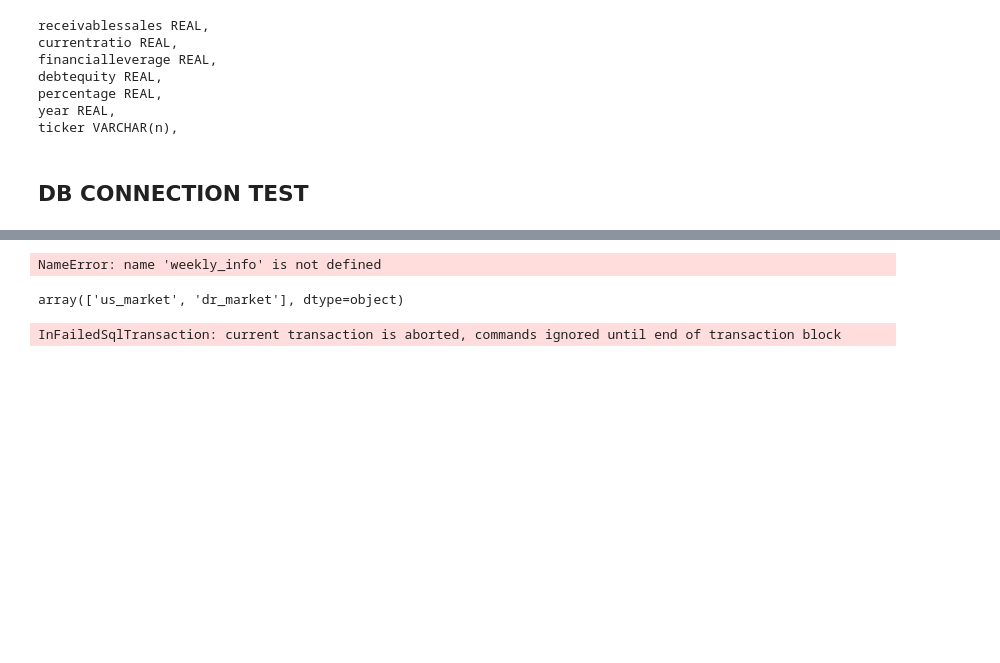
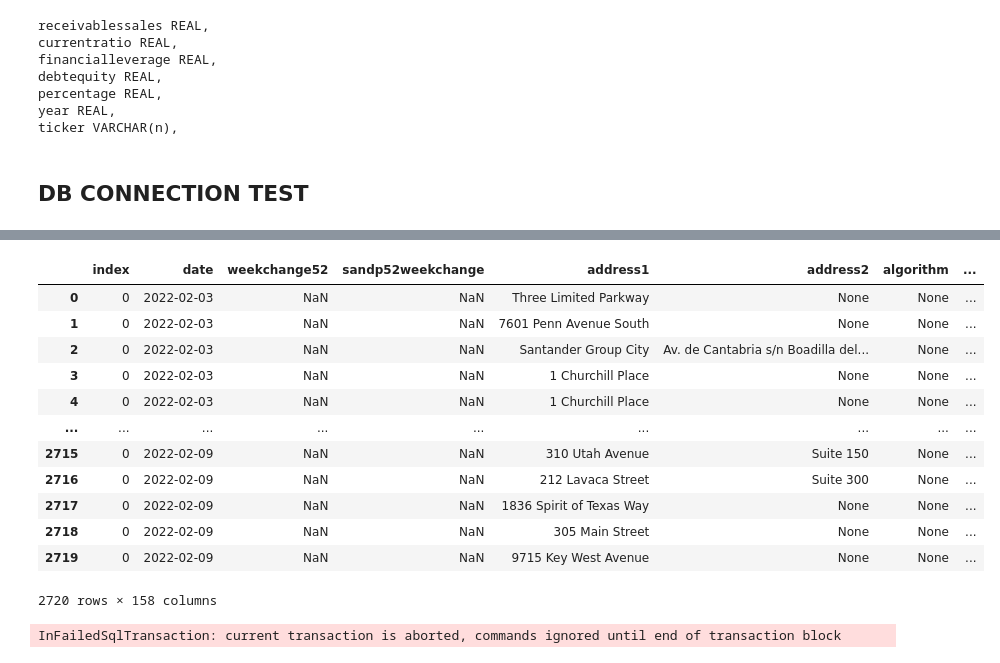
Before and after one commit to Michiel-DK/tracker, a Jupyter notebook: notebooks/try.ipynb, the cells around one changed output, grey strips where cells are left out. Cells and saved outputs as stored; diff of their text form; code cells hidden in the pictures; blank space fills up the shorter version.

```diff
--- a/notebooks/try.ipynb
+++ b/notebooks/try.ipynb
@@ -721,11 +701,21 @@ weekly_info
+# %%
+weekly_info
+# %% [output]
+|  | index | date | weekchange52 | sandp52weekchange | address1 | address2 | algorithm | ... |
+| 0 | 0 | 2022-02-03 | NaN | NaN | Three Limited Parkway | None | None | ... |
+| 1 | 0 | 2022-02-03 | NaN | NaN | 7601 Penn Avenue South | None | None | ... |
+| 2 | 0 | 2022-02-03 | NaN | NaN | Santander Group City | Av. de Cantabria s/n Boadilla del... | None | ... |
+| 3 | 0 | 2022-02-03 | NaN | NaN | 1 Churchill Place | None | None | ... |
+| 4 | 0 | 2022-02-03 | NaN | NaN | 1 Churchill Place | None | None | ... |
+| ... | ... | ... | ... | ... | ... | ... | ... | ... |
+| 2715 | 0 | 2022-02-09 | NaN | NaN | 310 Utah Avenue | Suite 150 | None | ... |
+| 2716 | 0 | 2022-02-09 | NaN | NaN | 212 Lavaca Street | Suite 300 | None | ... |
+| 2717 | 0 | 2022-02-09 | NaN | NaN | 1836 Spirit of Texas Way | None | None | ... |
+| 2718 | 0 | 2022-02-09 | NaN | NaN | 305 Main Street | None | None | ... |
+| 2719 | 0 | 2022-02-09 | NaN | NaN | 9715 Key West Avenue | None | None | ... |
+2720 rows × 158 columns
 # %%
-company_info = weekly_info[['ticker','logo_url','sector', 'marketcap', 'market', 'longname', 'longbusinesssummary', 'industry', 'enterprisevalue']]
+company_info = weekly_info[['ticker','longname','logo_url','sector', 'marketcap', 'market', 'longname', 'longbusinesssummary', 'industry', 'enterprisevalue']]
-# %% [output]
-NameError: name 'weekly_info' is not defined
-# %%
-company_info['market'].unique()
-# %% [output]
-array(['us_market', 'dr_market'], dtype=object)
 # %%
 company_value = weeklyinfovalue = weekly_info[['ticker', 'totalcashpershare', 'enterprisetorevenue', 'enterprisetoebitda', 'beta'  ]]
 # %%
```
Also changed, not shown: parts of 6 cells of this notebook, 1 other file.
